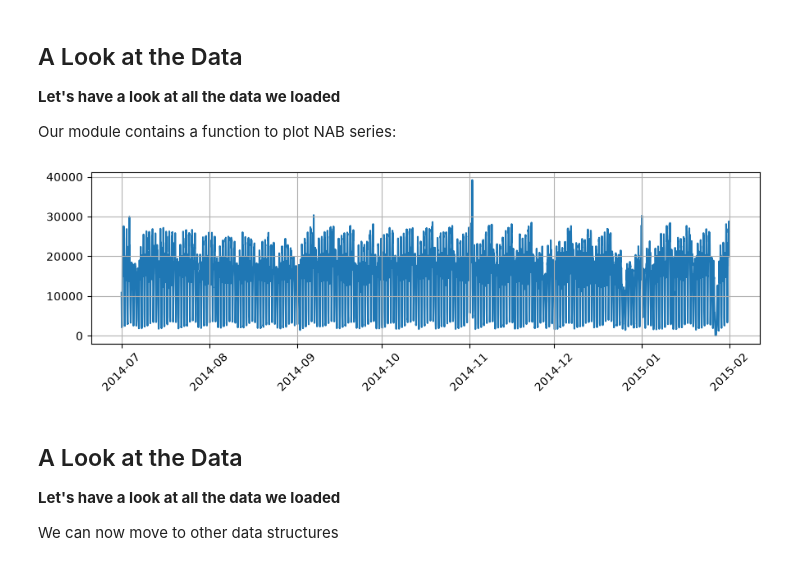
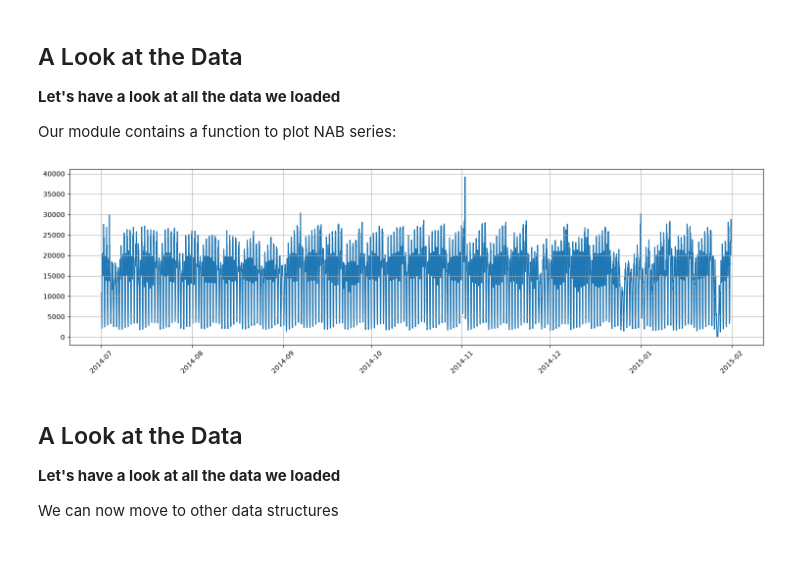
Before and after one commit to a3i-2026-2027/01-ad-de, a Jupyter notebook: notebooks/2. Problem and Data.ipynb, the cells around one changed output. Cells and saved outputs as stored; diff of their text form; code cells hidden in the pictures.

```diff
--- a/notebooks/2. Problem and Data.ipynb
+++ b/notebooks/2. Problem and Data.ipynb
@@ -1,3 +1,5 @@
+# %%
+figsize=(15, 4.5)
 # %% [markdown]
 # Problem and Data
 # %% [markdown]
@@ -134,9 +136,9 @@ That said, we still deal with normal `DataFrame` or `Series` objects
 
 Our module contains a function to plot NAB series:
 # %%
-util.plot_series(data)
+util.plot_series(data, figsize=figsize)
 # %% [output]
-[figure, old version]
+[figure, new version]
 # %% [markdown]
 ## A Look at the Data
 
```
Also changed, not shown: parts of 3 cells of this notebook, 17 other files.
